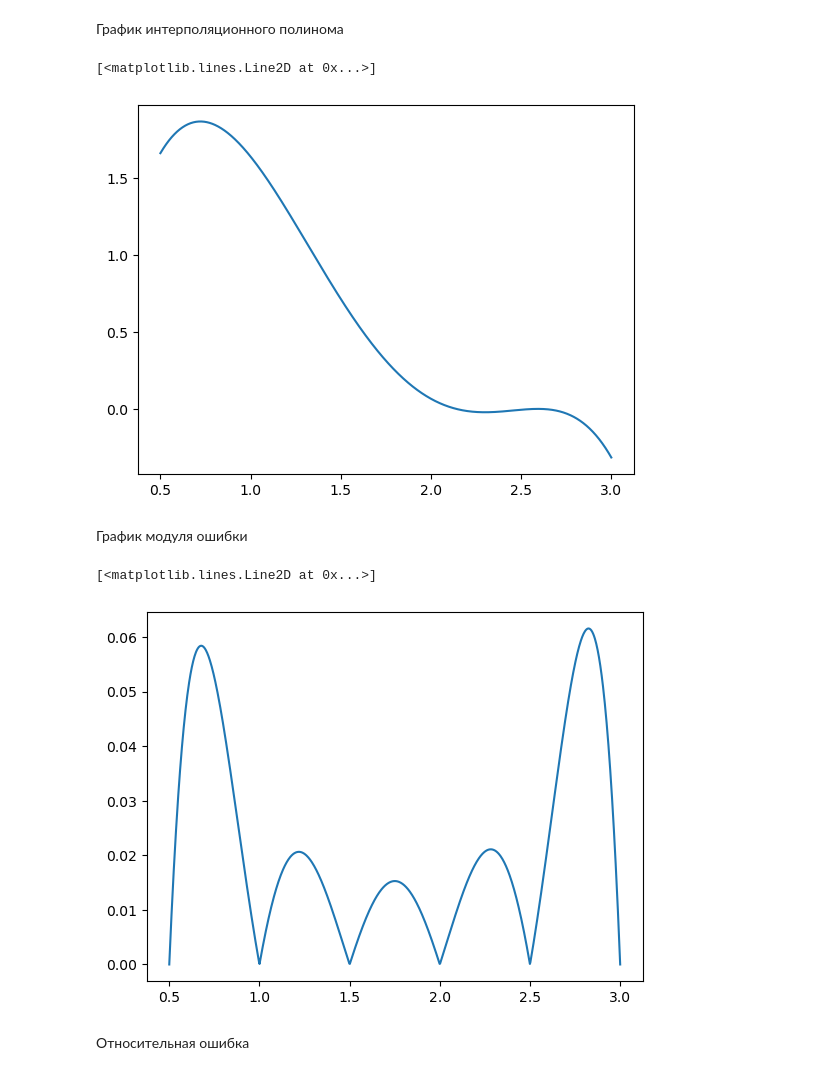
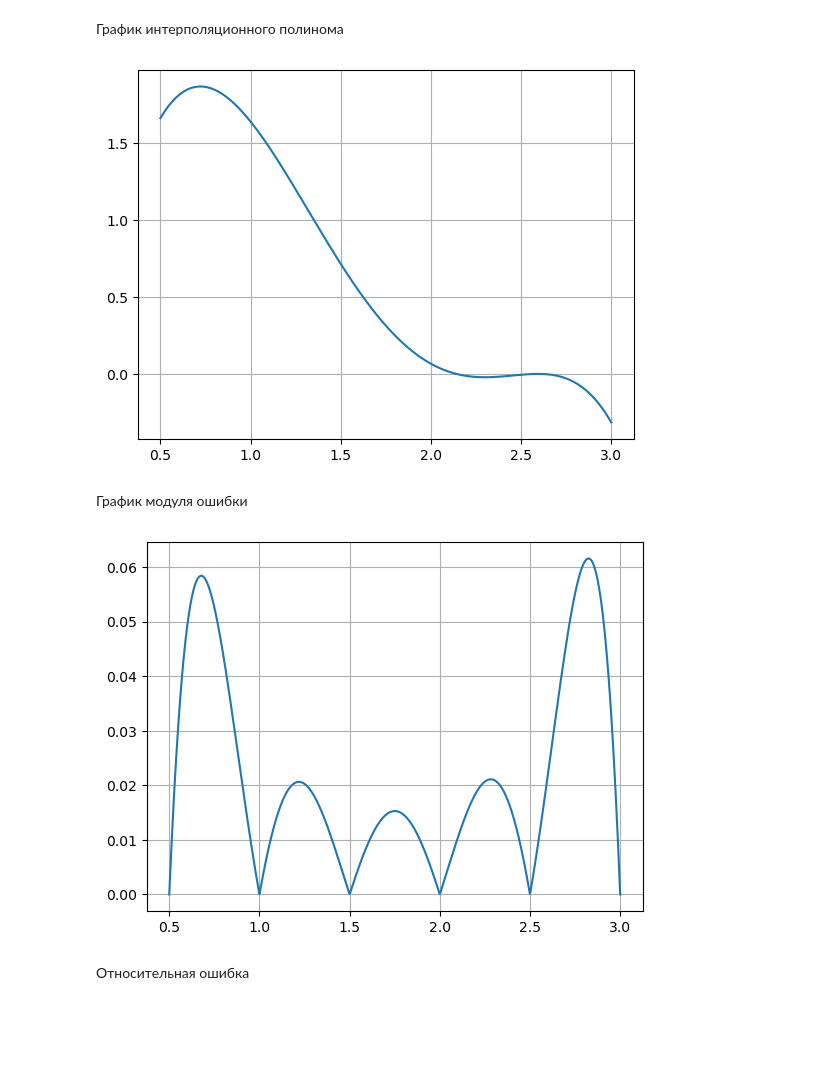
Before and after one commit to igo320345/itmo_num_methods, a Jupyter notebook: exercise_1.ipynb, the cells around one changed output. Saved outputs shown, nothing was run; the diff lists cells and outputs as text; code cells hidden in the pictures; blank space fills up the shorter version.

```diff
--- a/exercise_1.ipynb
+++ b/exercise_1.ipynb
@@ -68,17 +68,17 @@ $\displaystyle - 0.0636226288886593 t^{5} - 0.107723507395038 t^{4} + 3.14317933
 Qt = lambdify(t, Q, modules = ['numpy'])
 t_vals = np.linspace(x_0, x_m, 1000)
 plt.plot(t_vals, Qt(t_vals))
+plt.grid(True)
 # %% [output]
-[<matplotlib.lines.Line2D at 0x...>]
-[figure, old version]
+[figure, new version]
 # %% [markdown]
 График модуля ошибки
 # %%
 err = lambdify(t, abs(f.subs(x, t) - Q), modules = ['numpy'])
 plt.plot(t_vals, err(t_vals))
+plt.grid(True)
 # %% [output]
-[<matplotlib.lines.Line2D at 0x...>]
-[figure, old version]
+[figure, new version]
 # %% [markdown]
 Относительная ошибка
 # %%
```
Also changed, not shown: parts of 9 cells of this notebook.
